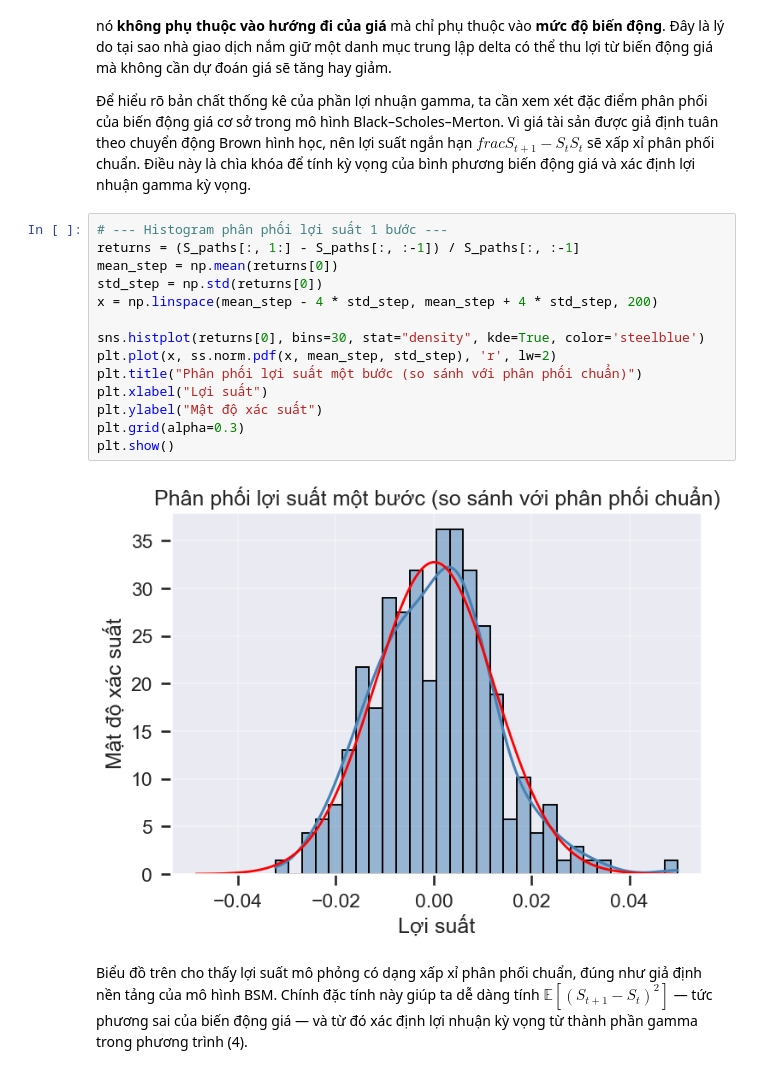
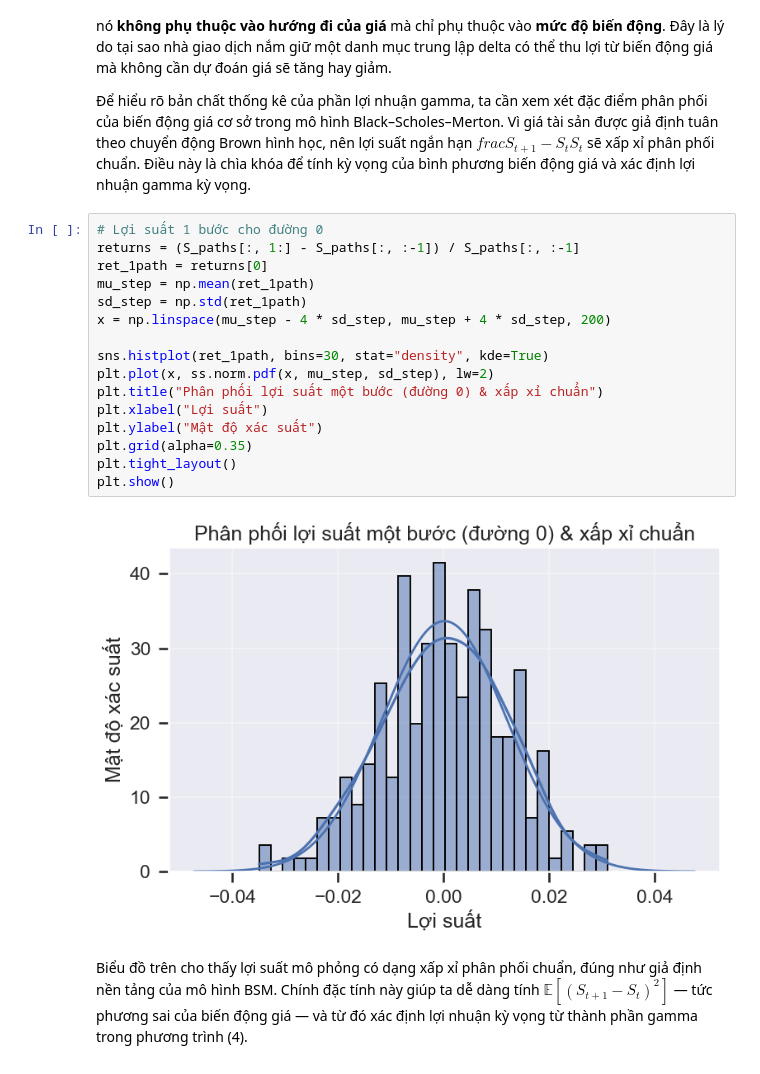
Before and after one commit to letrinhandn/quant-finance, a Jupyter notebook: notebooks/Black-Scholes-Merton-Model.ipynb, the cells around one changed output. Cells and saved outputs as stored; diff of their text form.

```diff
--- a/notebooks/Black-Scholes-Merton-Model.ipynb
+++ b/notebooks/Black-Scholes-Merton-Model.ipynb
@@ -385,21 +384,23 @@ Phản ánh lợi nhuận hoặc thua lỗ của danh mục do độ cong của
 Vì giá tài sản được giả định tuân theo chuyển động Brown hình học, nên lợi suất ngắn hạn $frac{S_{t+1}-S_t}{S_t}$ sẽ xấp xỉ phân phối chuẩn.
 Điều này là chìa khóa để tính kỳ vọng của bình phương biến động giá và xác định lợi nhuận gamma kỳ vọng.
 # %%
-# --- Histogram phân phối lợi suất 1 bước ---
+# Lợi suất 1 bước cho đường 0
 returns = (S_paths[:, 1:] - S_paths[:, :-1]) / S_paths[:, :-1]
-mean_step = np.mean(returns[0])
-std_step = np.std(returns[0])
-x = np.linspace(mean_step - 4 * std_step, mean_step + 4 * std_step, 200)
+ret_1path = returns[0]
+mu_step = np.mean(ret_1path)
+sd_step = np.std(ret_1path)
+x = np.linspace(mu_step - 4 * sd_step, mu_step + 4 * sd_step, 200)
 
-sns.histplot(returns[0], bins=30, stat="density", kde=True, color='steelblue')
-plt.plot(x, ss.norm.pdf(x, mean_step, std_step), 'r', lw=2)
-plt.title("Phân phối lợi suất một bước (so sánh với phân phối chuẩn)")
+sns.histplot(ret_1path, bins=30, stat="density", kde=True)
+plt.plot(x, ss.norm.pdf(x, mu_step, sd_step), lw=2)
+plt.title("Phân phối lợi suất một bước (đường 0) & xấp xỉ chuẩn")
 plt.xlabel("Lợi suất")
 plt.ylabel("Mật độ xác suất")
-plt.grid(alpha=0.3)
+plt.grid(alpha=0.35)
+plt.tight_layout()
 plt.show()
 # %% [output]
-[figure, old version]
+[figure, new version]
 # %% [markdown]
 Biểu đồ trên cho thấy lợi suất mô phỏng có dạng xấp xỉ phân phối chuẩn, đúng như giả định nền tảng của mô hình BSM.
 Chính đặc tính này giúp ta dễ dàng tính $\mathbb{E}[(S_{t+1}-S_t)^2]$ — tức phương sai của biến động giá — và từ đó xác định lợi nhuận kỳ vọng từ thành phần gamma trong phương trình (4).
```
Also changed, not shown: parts of 6 cells of this notebook.
